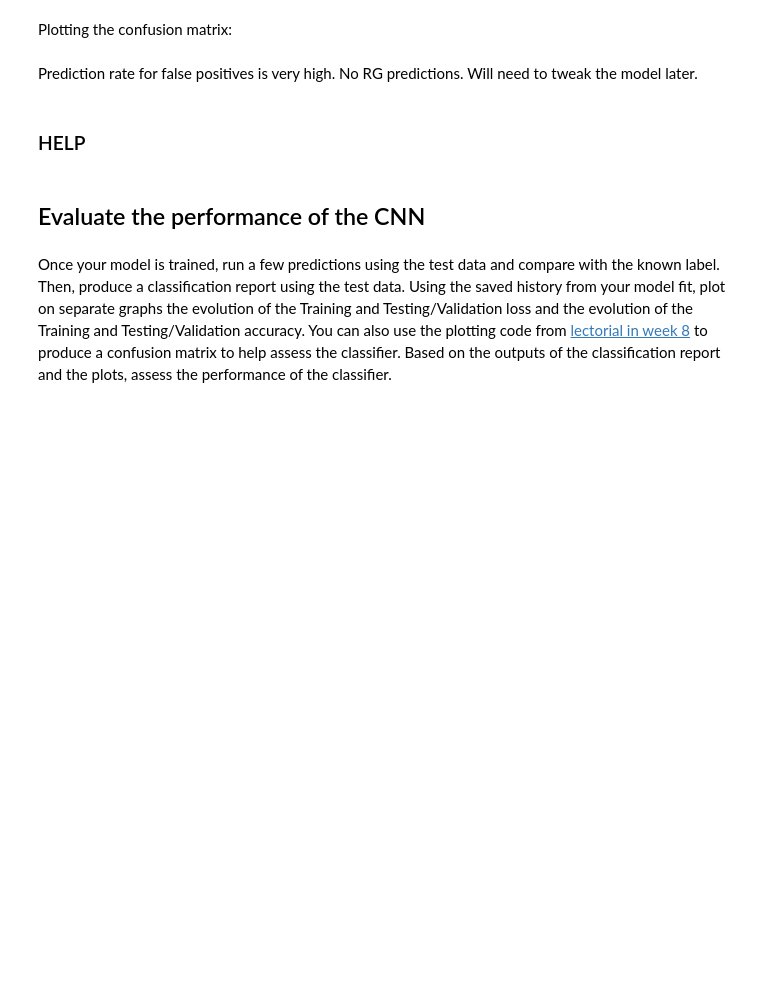
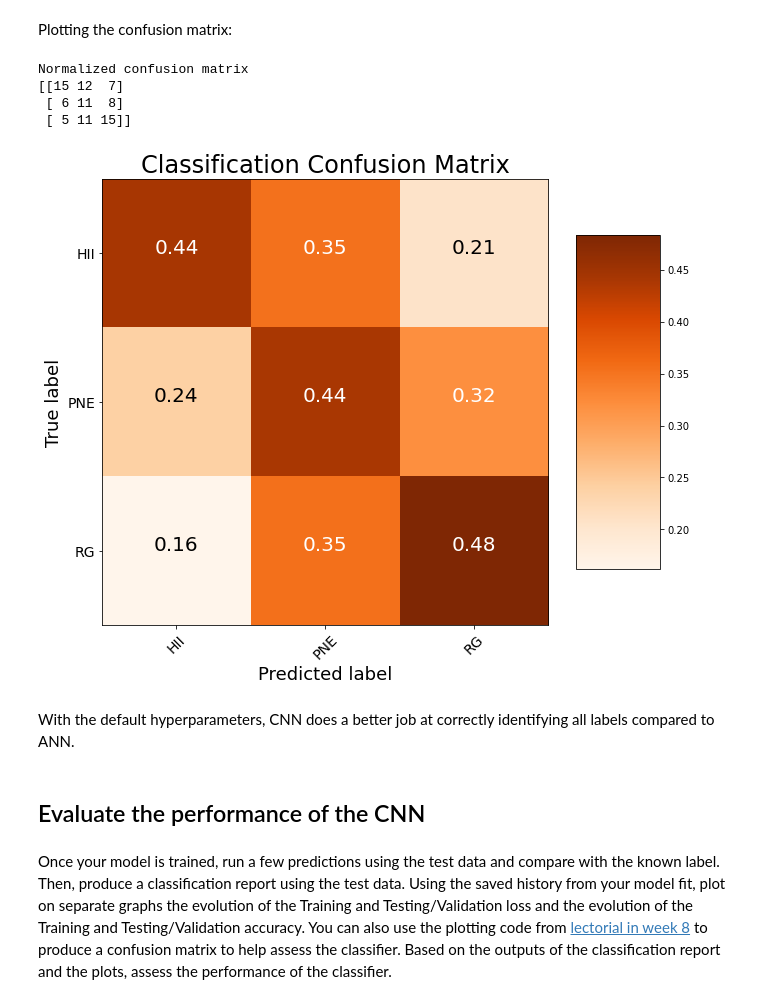
Before and after one commit to crudolphMQU/Data-Science-Techniques-in-Astrophysics, a Jupyter notebook: ASTR3110_Lab3_github.ipynb, the cells around one changed output. Drawn from its saved outputs; the diff is of its cells as text; code cells hidden in the pictures; blank space fills up the shorter version.

```diff
--- a/ASTR3110_Lab3_github.ipynb
+++ b/ASTR3110_Lab3_github.ipynb
@@ -1612,13 +1664,13 @@ plot_train_curves(H.history)
 # %%
 #applying all of the test data to the model.
-predictionsCNN = model.predict(cnnTestData)
+predictionsCNN = modelCNN.predict(CNNTestData)
 
 #storing the highest predictions.
 yPred = predictionsCNN.argmax(axis=1)
 
 # Compare the truth with predictions and print a report
 #yTrue = testGen.classes
-report = classification_report(cnnTestLabels.argmax(axis=1),
+report = classification_report(CNNTestLabels.argmax(axis=1),
                                yPred,
                                target_names=["HII","PNE","RG"])
 print(report)
@@ -1627,14 +1688,18 @@ NameError: ignored
 # %% [markdown]
 Plotting the confusion matrix:
 # %%
-cmatrix = confusion_matrix(cnnTestLabels.argmax(axis=1), yPred)
+cmatrix = confusion_matrix(CNNTestLabels.argmax(axis=1), yPred)
 plot_confusion_matrix(cmatrix, classes = ['HII', 'PNE', 'RG'],
                       title = 'Classification Confusion Matrix', normalize=True)
 print(cmatrix)
+# %% [output]
+Normalized confusion matrix
+[[15 12  7]
+ [ 6 11  8]
+ [ 5 11 15]]
+[figure, added]
-# %% [markdown]
-Prediction rate for false positives is very high. No RG predictions. Will need to tweak the model later.
-# %% [markdown]
-### HELP
+# %% [markdown]
+With the default hyperparameters, CNN does a better job at correctly identifying all labels compared to ANN.
 # %% [markdown]
 ## Evaluate the performance of the CNN
 # %% [markdown]
```
Also changed, not shown: parts of 45 cells of this notebook.
